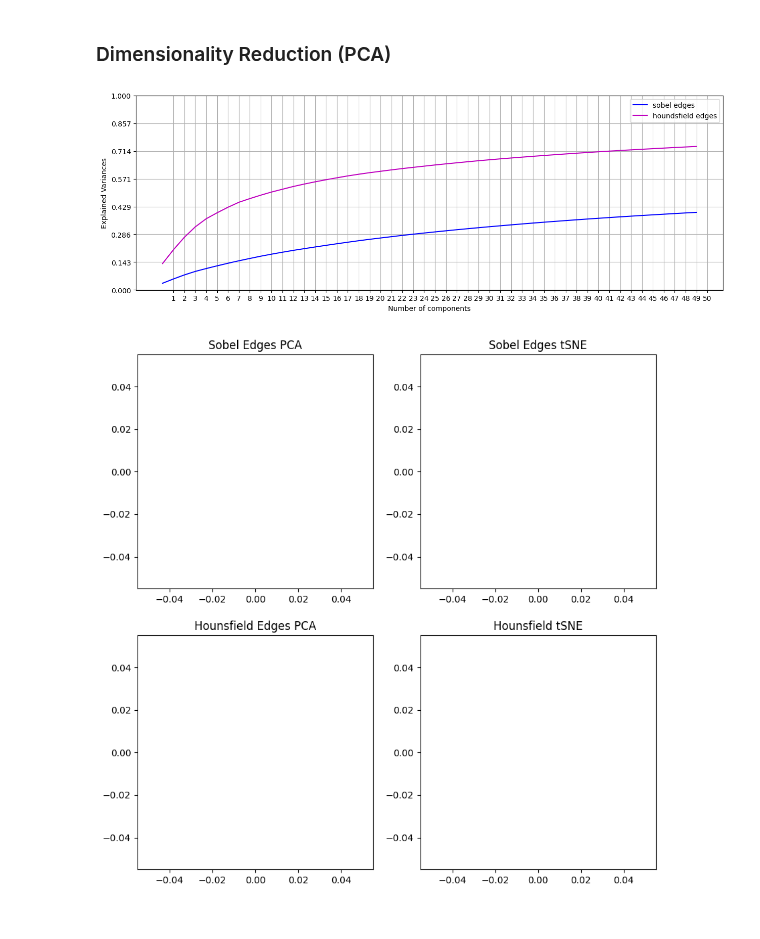
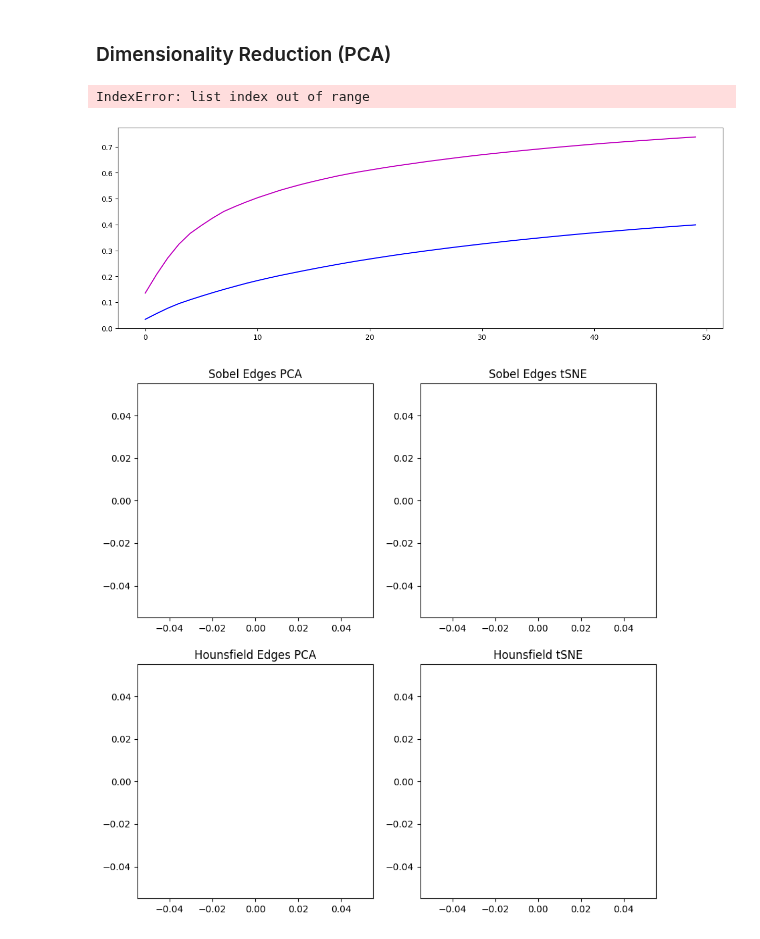
Before and after one commit to zacharyzimm/mids-281-final-project, a Jupyter notebook: SVM.ipynb, the cells around one changed output. Drawn from its saved outputs; the diff is of its cells as text; code cells hidden in the pictures.

```diff
--- a/SVM.ipynb
+++ b/SVM.ipynb
@@ -12,8 +14,9 @@ from sklearn.svm import SVC
 # %% [markdown]
 ### Feature Extraction
 # %%
-train_path = "/content/drive/MyDrive/W281/Final Project/Data_Cropped_and_Resized/train"
+train_path = f"{data_dir}/train"
 
-train_imgs, train_sobel_edges, train_labels = extract_features(train_path, detect_edges_sobel, class_mappings)
-_, train_hounsfield_edges, _ = extract_features(train_path, apply_hounsfield_units, class_mappings)
+train_imgs, train_sobel_edges, train_labels = extract_features(train_path, detect_edges_sobel)
+_, train_hounsfield_edges, _ = extract_features(train_path, apply_hounsfield_units)
+_, train_threshold_edges, _ = extract_features(train_path, threshold_image)
 # %%
@@ -68,13 +62,15 @@ def get_tsne(X_list, n_components=2):
   return xtsne_list
 # %%
 training_features = [[img.flatten() for img in train_sobel_edges],
-            [img.flatten() for img in train_hounsfield_edges]]
+            [img.flatten() for img in train_hounsfield_edges],
+            [img.flatten() for img in train_threshold_edges]]
 # %%
-labels = ['sobel edges', 'houndsfield edges']
+labels = ['sobel edges', 'houndsfield edges', 'threshold edges']
 
 x = plot_PCA(training_features, labels, n_components=50)
 # %% [output]
+IndexError: list index out of range
-[figure, old version]
+[figure, new version]
 # %%
 # dimensionality reduction
 
```
Also changed, not shown: parts of 5 cells of this notebook.
